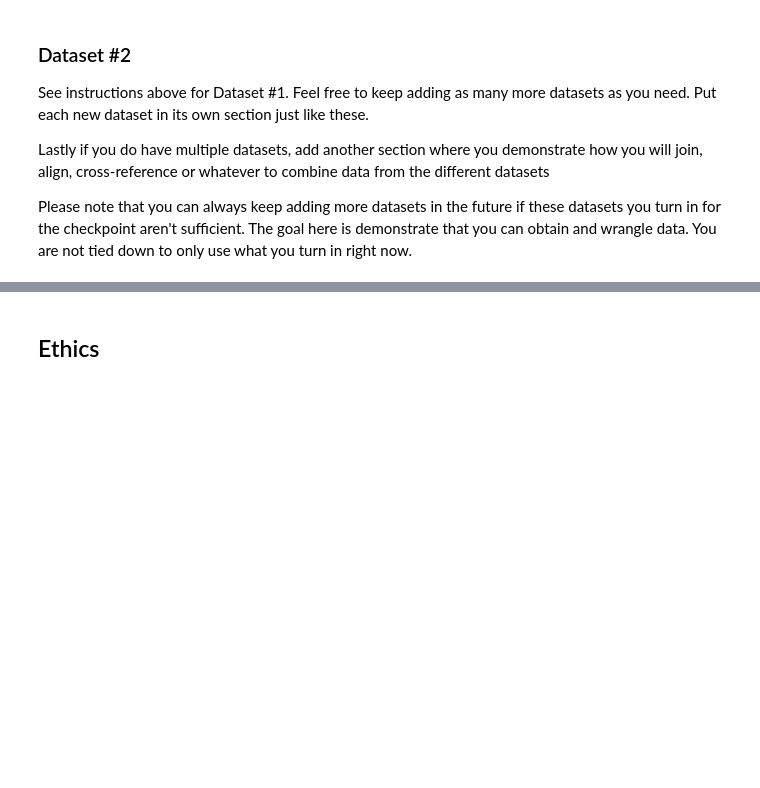
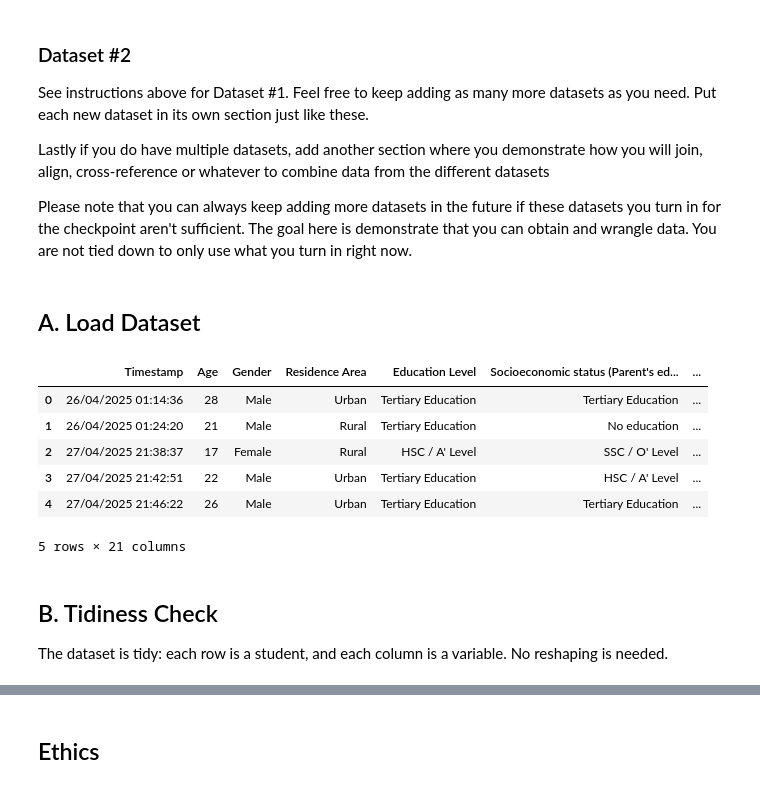
Before and after one commit to COGS108/Group119_WI26, a Jupyter notebook: 01-DataCheckpoint.ipynb, the cells around one changed output, grey strips where cells are left out. Drawn from its saved outputs; the diff is of its cells as text; code cells hidden in the pictures; blank space fills up the shorter version.

Commit message:
Update Dataset #2 parts A-F

```diff
--- a/01-DataCheckpoint.ipynb
+++ b/01-DataCheckpoint.ipynb
@@ -219,0 +218,21 @@ Please note that you can always keep adding more datasets in the future if these
+# %% [markdown]
+## A. Load Dataset
+# %%
+
+import pandas as pd
+
+path = "data/00-raw/survey.csv"
+df2_raw = pd.read_csv(path)
+
+df2_raw.head()
+# %% [output]
+|  | Timestamp | Age | Gender | Residence Area | Education Level | Socioeconomic status (Parent's ed... | ... |
+| 0 | 26/04/2025 01:14:36 | 28 | Male | Urban | Tertiary Education | Tertiary Education | ... |
+| 1 | 26/04/2025 01:24:20 | 21 | Male | Rural | Tertiary Education | No education | ... |
+| 2 | 27/04/2025 21:38:37 | 17 | Female | Rural | HSC / A' Level | SSC / O' Level | ... |
+| 3 | 27/04/2025 21:42:51 | 22 | Male | Urban | Tertiary Education | HSC / A' Level | ... |
+| 4 | 27/04/2025 21:46:22 | 26 | Male | Urban | Tertiary Education | Tertiary Education | ... |
+5 rows × 21 columns
+# %% [markdown]
+## B. Tidiness Check
+The dataset is tidy: each row is a student, and each column is a variable. No reshaping is needed.
```
Also changed, not shown: parts of 10 cells of this notebook.
